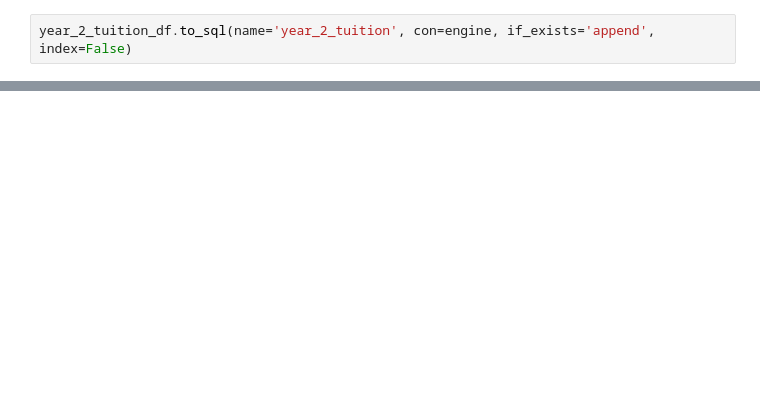
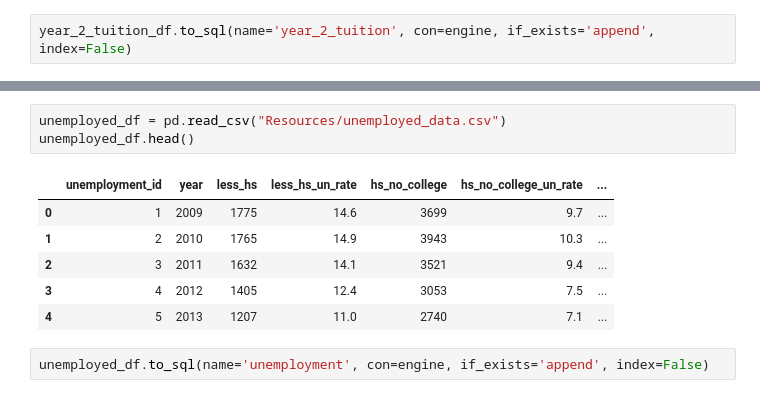
Before and after one commit to MiguelA-V/University_Economics, a Jupyter notebook: data_etl.ipynb, the cells around one changed output, grey strips where cells are left out. Drawn from its saved outputs; the diff is of its cells as text; blank space fills up the shorter version.

Commit message:
SQL table create and data import

```diff
--- a/data_etl.ipynb
+++ b/data_etl.ipynb
@@ -61,0 +109,12 @@ year_2_tuition_df.to_sql(name='year_2_tuition', con=engine, if_exists='append',
+# %%
+unemployed_df = pd.read_csv("Resources/unemployed_data.csv")
+unemployed_df.head()
+# %% [output]
+|  | unemployment_id | year | less_hs | less_hs_un_rate | hs_no_college | hs_no_college_un_rate | ... |
+| 0 | 1 | 2009 | 1775 | 14.6 | 3699 | 9.7 | ... |
+| 1 | 2 | 2010 | 1765 | 14.9 | 3943 | 10.3 | ... |
+| 2 | 3 | 2011 | 1632 | 14.1 | 3521 | 9.4 | ... |
+| 3 | 4 | 2012 | 1405 | 12.4 | 3053 | 7.5 | ... |
+| 4 | 5 | 2013 | 1207 | 11.0 | 2740 | 7.1 | ... |
+# %%
+unemployed_df.to_sql(name='unemployment', con=engine, if_exists='append', index=False)
```
Also changed, not shown: parts of 15 cells of this notebook, 9 other files.
